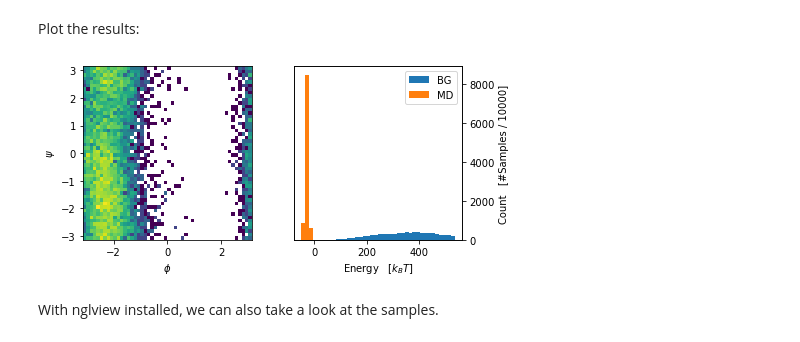
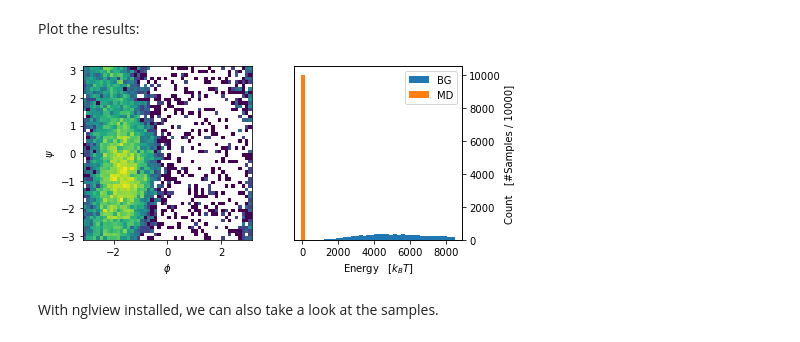
Before and after one commit to michellab/bgflow, a Jupyter notebook: BGflow_examples/alanine_dipeptide_basics.ipynb, the cells around one changed output. Drawn from its saved outputs; the diff is of its cells as text; code cells hidden in the pictures.

```diff
--- a/BGflow_examples/alanine_dipeptide_basics.ipynb
+++ b/BGflow_examples/alanine_dipeptide_basics.ipynb
@@ -23,7 +26,7 @@ We instruct jupyter to reload any imports automatically and define the device an
 # %%
 import torch
 
-device = "cuda:1" if torch.cuda.is_available() else "cpu"
+device = "cuda:2" if torch.cuda.is_available() else "cpu"
 dtype = torch.float32
 
 # a context tensor to send data to the right device and dtype via '.to(ctx)'
@@ -52,7 +55,8 @@ Using downloaded and verified file: /tmp/alanine-dipeptide-nowater.pdb
 # %%
 import mdtraj
 #dataset = mdtraj.load('output.dcd', top='ala2_fromURL.pdb')
-dataset = mdtraj.load('TSFtraj.dcd', top='ala2_fromURL.pdb',stride=3)
+dataset = mdtraj.load('TSFtraj.dcd', top='ala2_fromURL.pdb', stride=35)
+fname = "TSF_stride35"
 coordinates = dataset.xyz
 #system = dataset
 print(dataset)
@@ -419,21 +416,19 @@ Plot the results:
 # %%
-if main:
+n_samples = 10000
+samples = generator.sample(n_samples)
 
-    n_samples = 10000
-    samples = generator.sample(n_samples)
+fig, axes = plt.subplots(1, 2, figsize=(6,3))
+fig.tight_layout()
 
-    fig, axes = plt.subplots(1, 2, figsize=(6,3))
-    fig.tight_layout()
+samplestrajectory = plot_phi_psi(axes[0], samples)
+plot_energies(axes[1], samples, target_energy, test_data)
+plt.savefig(f"varysnapshots/{fname}.png", bbox_inches = 'tight')
 
-    samplestrajectory = plot_phi_psi(axes[0], samples)
-    plot_energies(axes[1], samples, target_energy, test_data)
-    plt.savefig("varysnapshots/333334.png", bbox_inches = 'tight')
+#samplestrajectory.save("samplestraj.dcd")
 
-    #samplestrajectory.save("samplestraj.pdb")
-
-    del samples
+#del samples
 # %% [output]
-[figure, old version]
+[figure, new version]
 # %% [markdown]
 With nglview installed, we can also take a look at the samples.
 # %%
```
Also changed, not shown: parts of 12 cells of this notebook, 1 other file.
